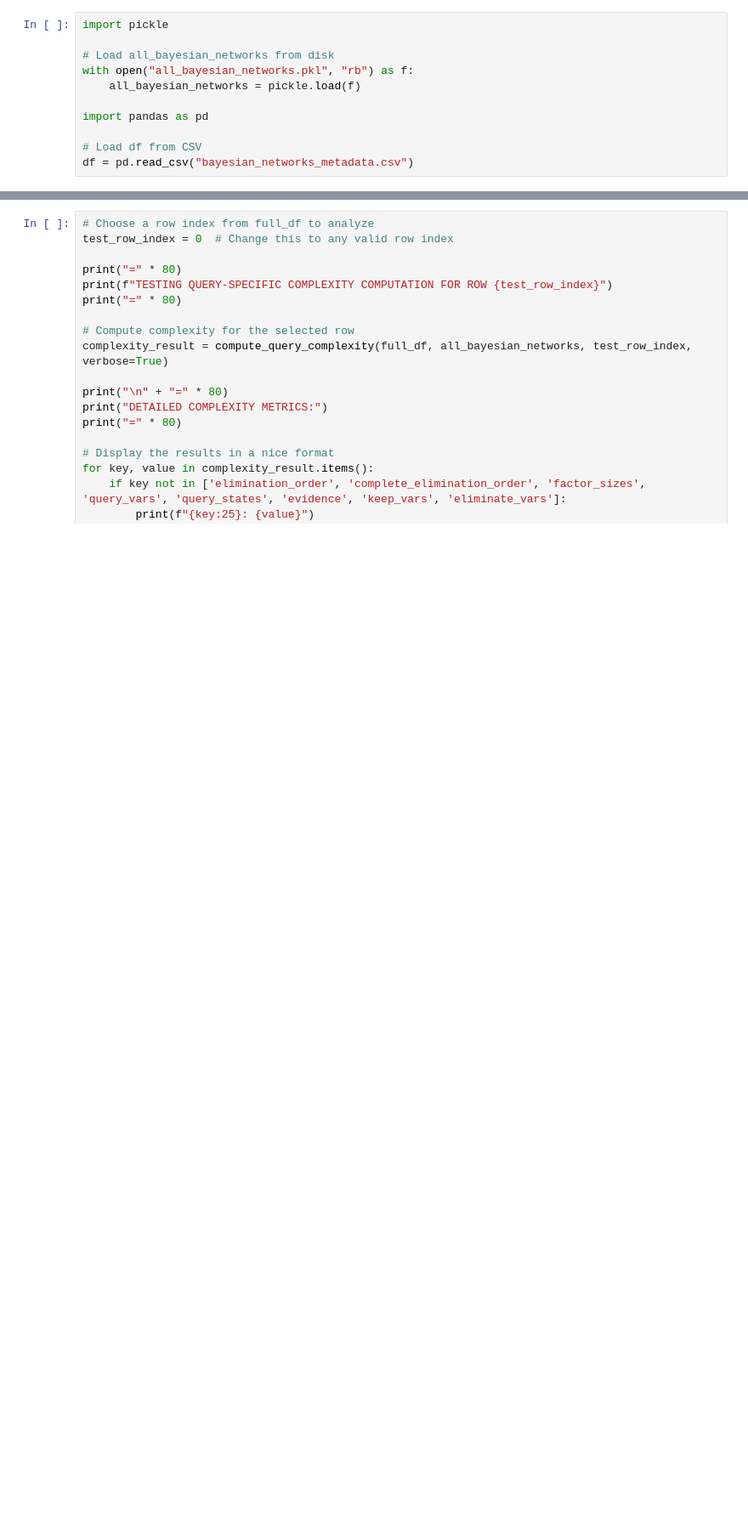
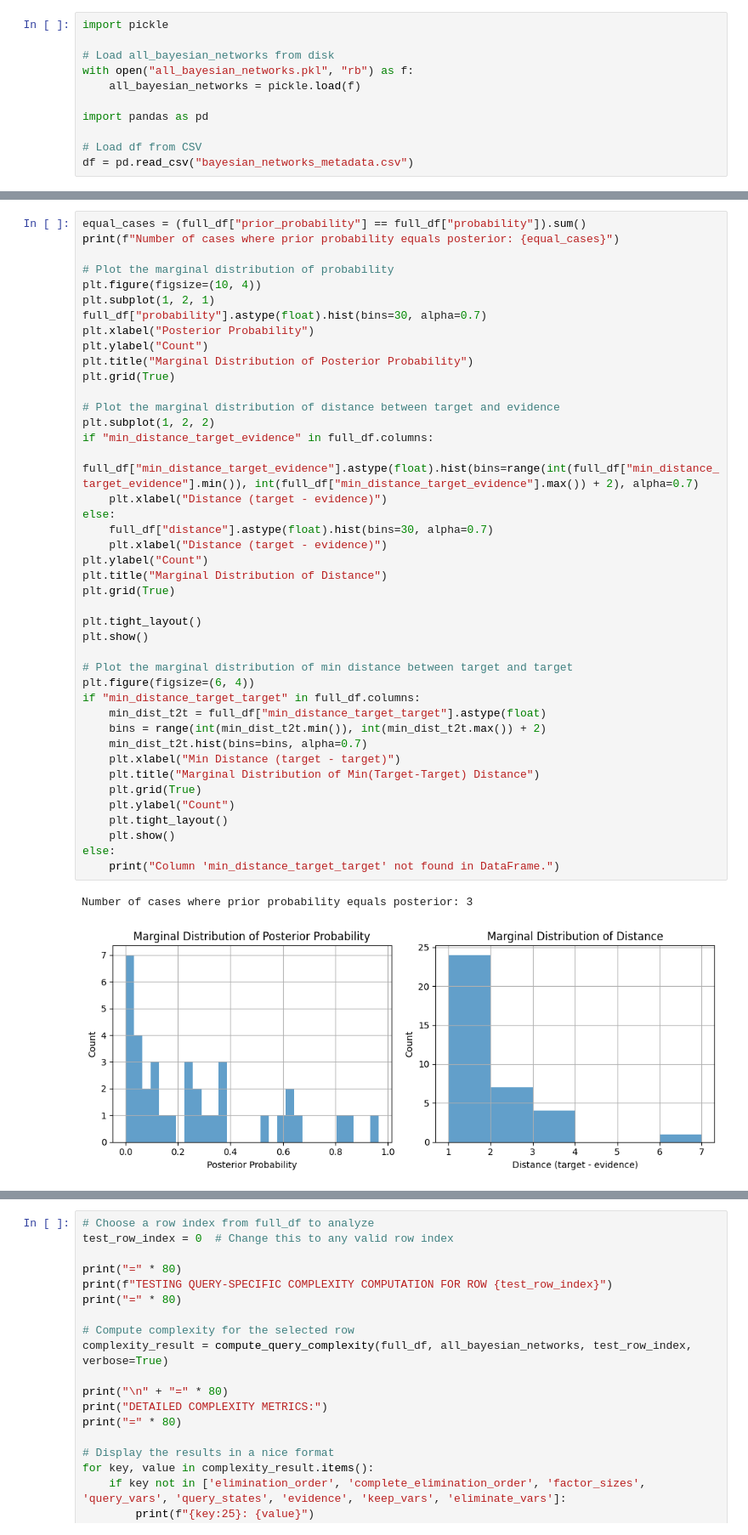
Before and after one commit to ferjorosa/probabilistic-reasoning-llms, a Jupyter notebook: notebooks/discrete_experiments/queries.ipynb, the cells around one changed output, grey strips where cells are left out. Shown at 85% size. Drawn from its saved outputs; the diff is of its cells as text; blank space fills up the shorter version.

```diff
--- a/notebooks/discrete_experiments/queries.ipynb
+++ b/notebooks/discrete_experiments/queries.ipynb
@@ -160,0 +167,45 @@ plt.show()
+# %%
+equal_cases = (full_df["prior_probability"] == full_df["probability"]).sum()
+print(f"Number of cases where prior probability equals posterior: {equal_cases}")
+
+# Plot the marginal distribution of probability
+plt.figure(figsize=(10, 4))
+plt.subplot(1, 2, 1)
+full_df["probability"].astype(float).hist(bins=30, alpha=0.7)
+plt.xlabel("Posterior Probability")
+plt.ylabel("Count")
+plt.title("Marginal Distribution of Posterior Probability")
+plt.grid(True)
+
+# Plot the marginal distribution of distance between target and evidence
+plt.subplot(1, 2, 2)
+if "min_distance_target_evidence" in full_df.columns:
+    full_df["min_distance_target_evidence"].astype(float).hist(bins=range(int(full_df["min_distance_target_evidence"].min()), int(full_df["min_distance_target_evidence"].max()) + 2), alpha=0.7)
+    plt.xlabel("Distance (target - evidence)")
+else:
+    full_df["distance"].astype(float).hist(bins=30, alpha=0.7)
+    plt.xlabel("Distance (target - evidence)")
+plt.ylabel("Count")
+plt.title("Marginal Distribution of Distance")
+plt.grid(True)
+
+plt.tight_layout()
+plt.show()
+
+# Plot the marginal distribution of min distance between target and target
+plt.figure(figsize=(6, 4))
+if "min_distance_target_target" in full_df.columns:
+    min_dist_t2t = full_df["min_distance_target_target"].astype(float)
+    bins = range(int(min_dist_t2t.min()), int(min_dist_t2t.max()) + 2)
+    min_dist_t2t.hist(bins=bins, alpha=0.7)
+    plt.xlabel("Min Distance (target - target)")
+    plt.title("Marginal Distribution of Min(Target-Target) Distance")
+    plt.grid(True)
+    plt.ylabel("Count")
+    plt.tight_layout()
+    plt.show()
+else:
+    print("Column 'min_distance_target_target' not found in DataFrame.")
+# %% [output]
+Number of cases where prior probability equals posterior: 3
+[figure, added]
```
Also changed, not shown: parts of 7 cells of this notebook, 2 other files.
